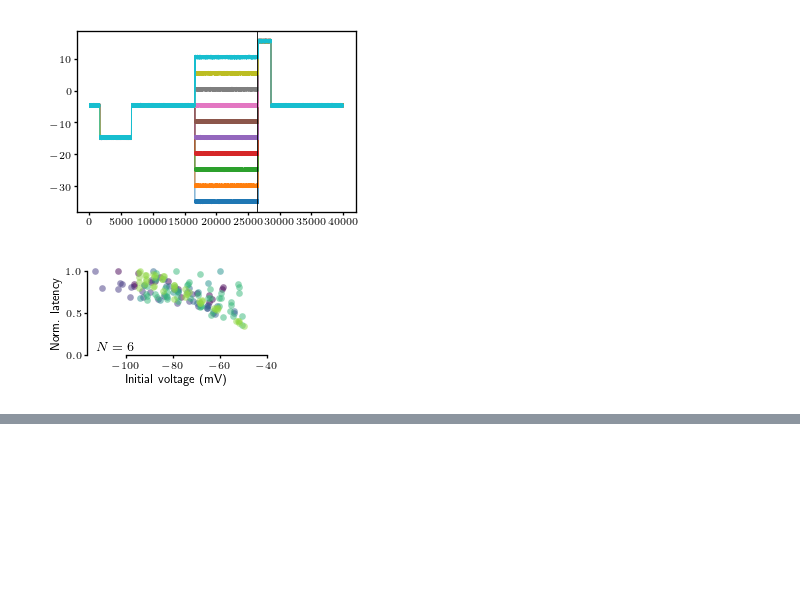
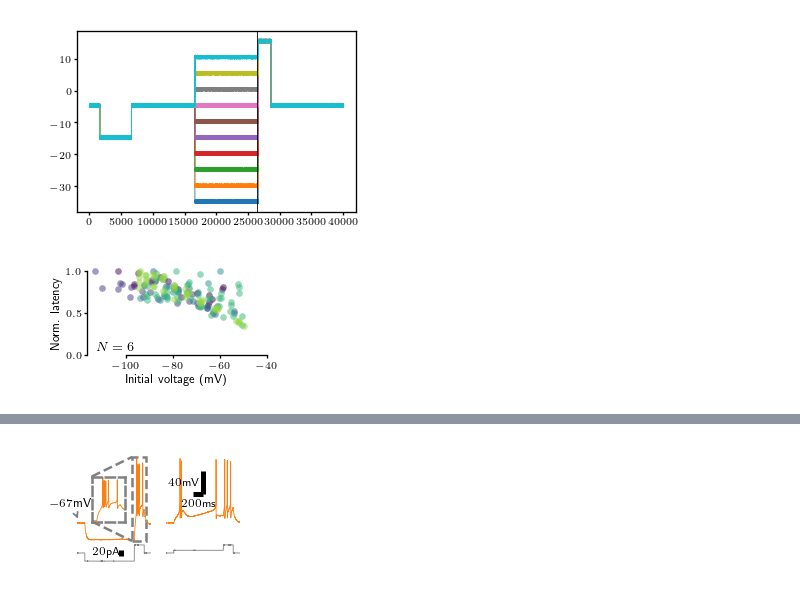
Before and after one commit to nauralcodinglab/raphegif, a Jupyter notebook: figs/scripts/writeup/gaba_spk_latencies.ipynb, the cells around one changed output, grey strips where cells are left out. Cells and saved outputs as stored; diff of their text form; code cells hidden in the pictures; blank space fills up the shorter version.

```diff
--- a/figs/scripts/writeup/gaba_spk_latencies.ipynb
+++ b/figs/scripts/writeup/gaba_spk_latencies.ipynb
@@ -127,0 +211,70 @@ if IMG_PATH is not None:
+# %%
+bursty_vclamp_trace = bursty_recs[5]
+bursty_iclamp_trace = bursty_recs[1]
+# %%
+iclamp_spec = gs.GridSpec(2, 2, height_ratios=[1, 0.2], hspace=0)
+
+plt.figure(figsize=(1.7, 1))
+
+V_ax_lo = plt.subplot(iclamp_spec[0, 0])
+plt.plot(bursty_iclamp_trace.time_supp, bursty_iclamp_trace[0, :, 3], color=colors['som'])
+V_ax_lo.set_xlim(1500, 3000)
+V_baseline = bursty_iclamp_trace[0, 15000:15100, 3].mean()
+V_ax_lo.annotate(
+    '${:.0f}$mV'.format(V_baseline),
+    (1550, V_baseline + 2),
+    xytext=(-5, 10),
+    textcoords='offset points',
+    ha='center',
+    fontsize=7,
+    arrowprops={'arrowstyle': '->'}
+)
+pltools.hide_ticks()
+pltools.hide_border()
+
+
+V_ax_lo_ins = inset_axes(V_ax_lo, '45%', '50%', 'center left', borderpad=1.5)
+plt.plot(bursty_iclamp_trace.time_supp, bursty_iclamp_trace[0, :, 3], color=colors['som'])
+V_ax_lo_ins.set_xlim(2620, 2900)
+V_ax_lo_ins.set_ylim(V_ax_lo.get_ylim()[0] + 5, V_ax_lo.get_ylim()[1] - 5)
+pltools.hide_ticks(ax=V_ax_lo_ins)
+dashedBorder(V_ax_lo_ins, lw=1.5)
+mark_inset(V_ax_lo, V_ax_lo_ins, 2, 3, color='gray', ls='--', lw=1.5)
+
+I_ax_lo = plt.subplot(iclamp_spec[1, 0])
+plt.plot(bursty_iclamp_trace.time_supp, bursty_iclamp_trace[1, :, 3], color=colors['input'])
+I_ax_lo.set_xlim(V_ax_lo.get_xlim())
+pltools.add_scalebar(y_units='pA', y_size=20, omit_x=True, anchor=(0.6, 0.3), ax=I_ax_lo)
+
+V_ax_hi = plt.subplot(iclamp_spec[0, 1])
+plt.plot(bursty_iclamp_trace.time_supp, bursty_iclamp_trace[0, :, 7], color=colors['som'])
+V_ax_hi.set_ylim(V_ax_lo.get_ylim())
+V_ax_hi.set_xlim(V_ax_lo.get_xlim())
+pltools.add_scalebar(
+    'ms',
+    'mV',
+    y_size=40,
+    x_size=200,
+    anchor=(0.5, 0.55),
+    y_label_space=0.05,
+    x_label_space=-0.05,
+    bar_space=0,
+    ax=V_ax_hi
+)
+plt.xticks([1600, 1800])
+
+I_ax_hi = plt.subplot(iclamp_spec[1, 1])
+plt.plot(bursty_iclamp_trace.time_supp, bursty_iclamp_trace[1, :, 7], color=colors['input'])
+I_ax_hi.set_ylim(I_ax_lo.get_ylim())
+I_ax_hi.set_xlim(V_ax_lo.get_xlim())
+pltools.hide_ticks()
+pltools.hide_border()
+
+plt.subplots_adjust(left=0.15, bottom=0.05, right=0.95, top=0.95)
+
+
+if IMG_PATH is not None:
+    plt.savefig(os.path.join(IMG_PATH, 'gaba_bursty_current_clamp.png'))
+    plt.savefig(os.path.join(IMG_PATH, 'gaba_bursty_current_clamp.svg'))
+# %% [output]
+[figure, added]
```
Also changed, not shown: parts of 16 cells of this notebook.
